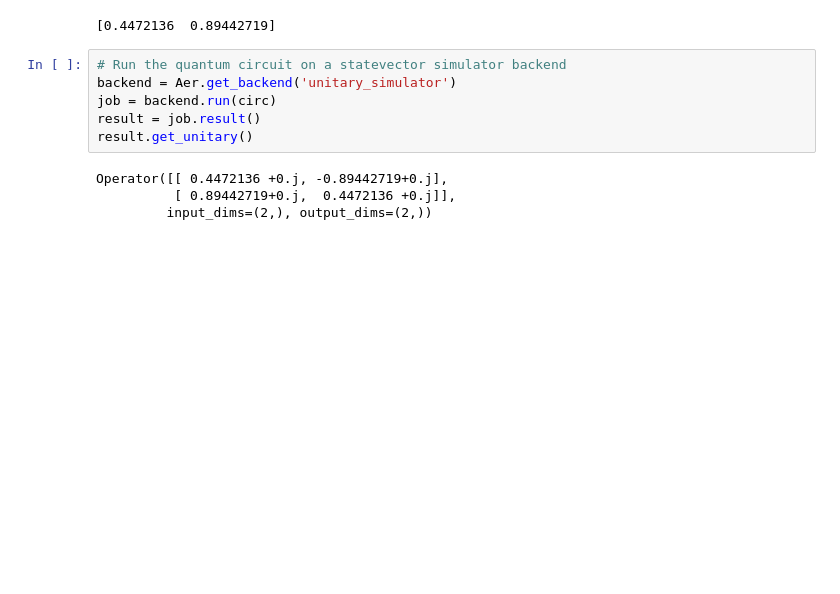
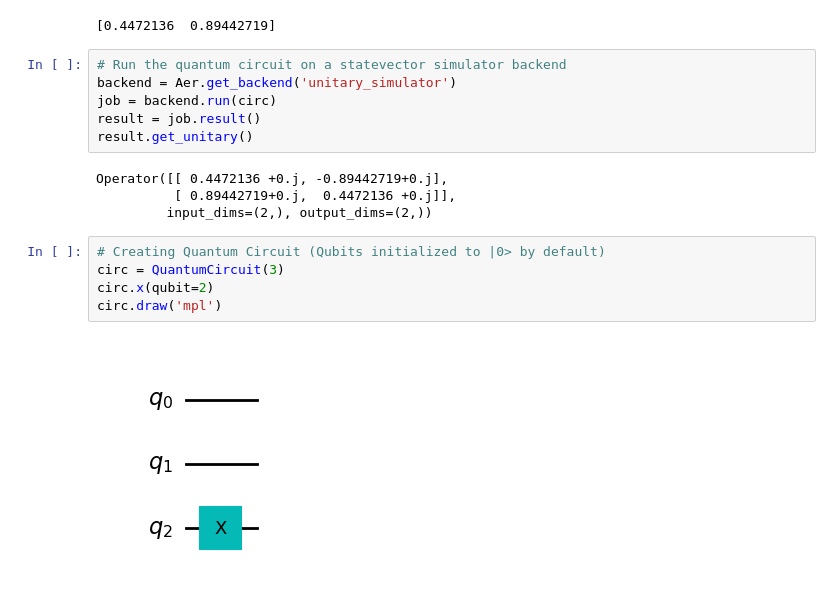
Before and after one commit to seba2390/BlockEncoding, a Jupyter notebook: main.ipynb, the cells around one changed output. Cells and saved outputs as stored; diff of their text form; blank space fills up the shorter version.

```diff
--- a/main.ipynb
+++ b/main.ipynb
@@ -182,3 +182,10 @@ result.get_unitary()
 Operator([[ 0.4472136 +0.j, -0.89442719+0.j],
           [ 0.89442719+0.j,  0.4472136 +0.j]],
          input_dims=(2,), output_dims=(2,))
+# %%
+# Creating Quantum Circuit (Qubits initialized to |0> by default)
+circ = QuantumCircuit(3)
+circ.x(qubit=2)
+circ.draw('mpl')
+# %% [output]
+[figure, added]
```
Also changed, not shown: parts of 7 cells of this notebook.
